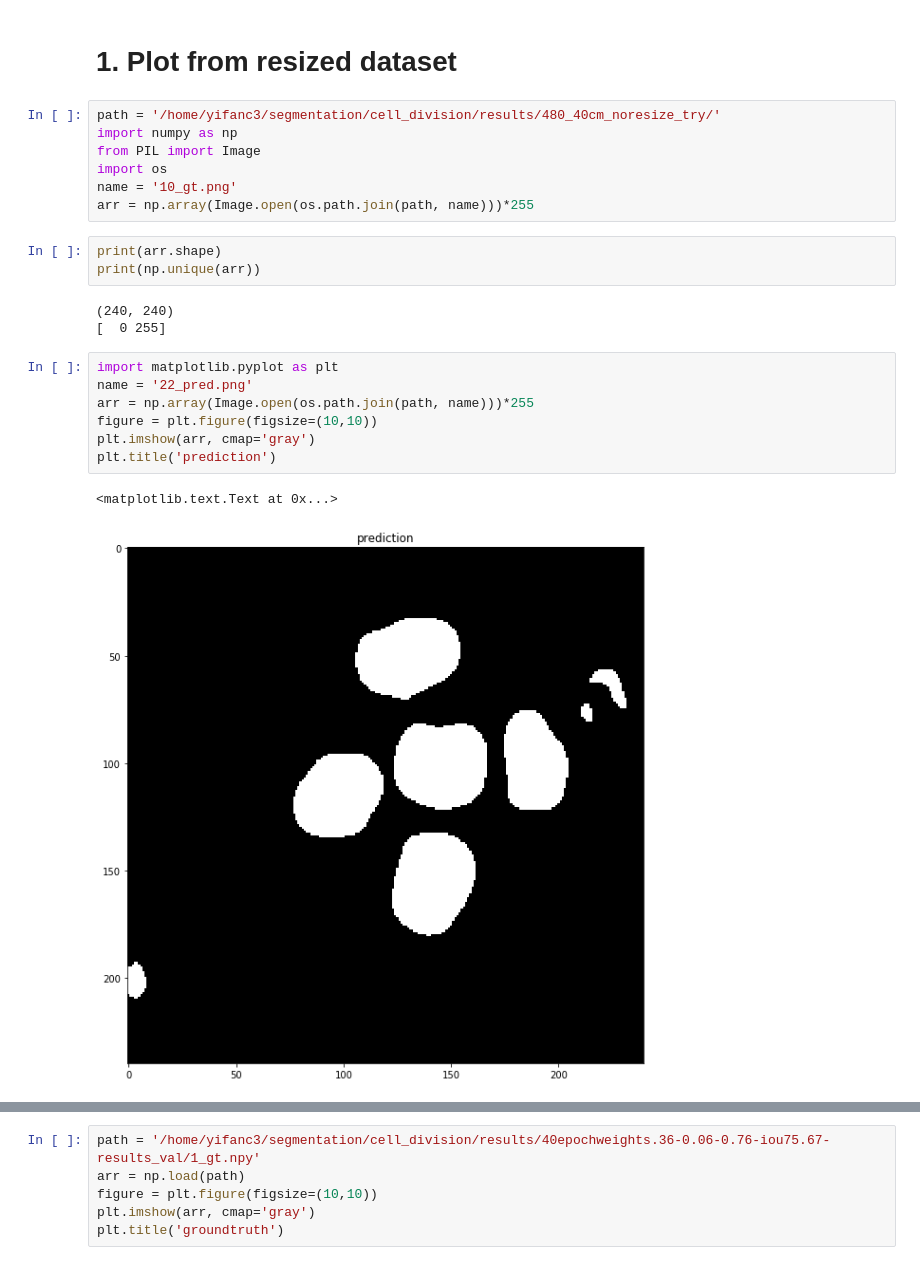
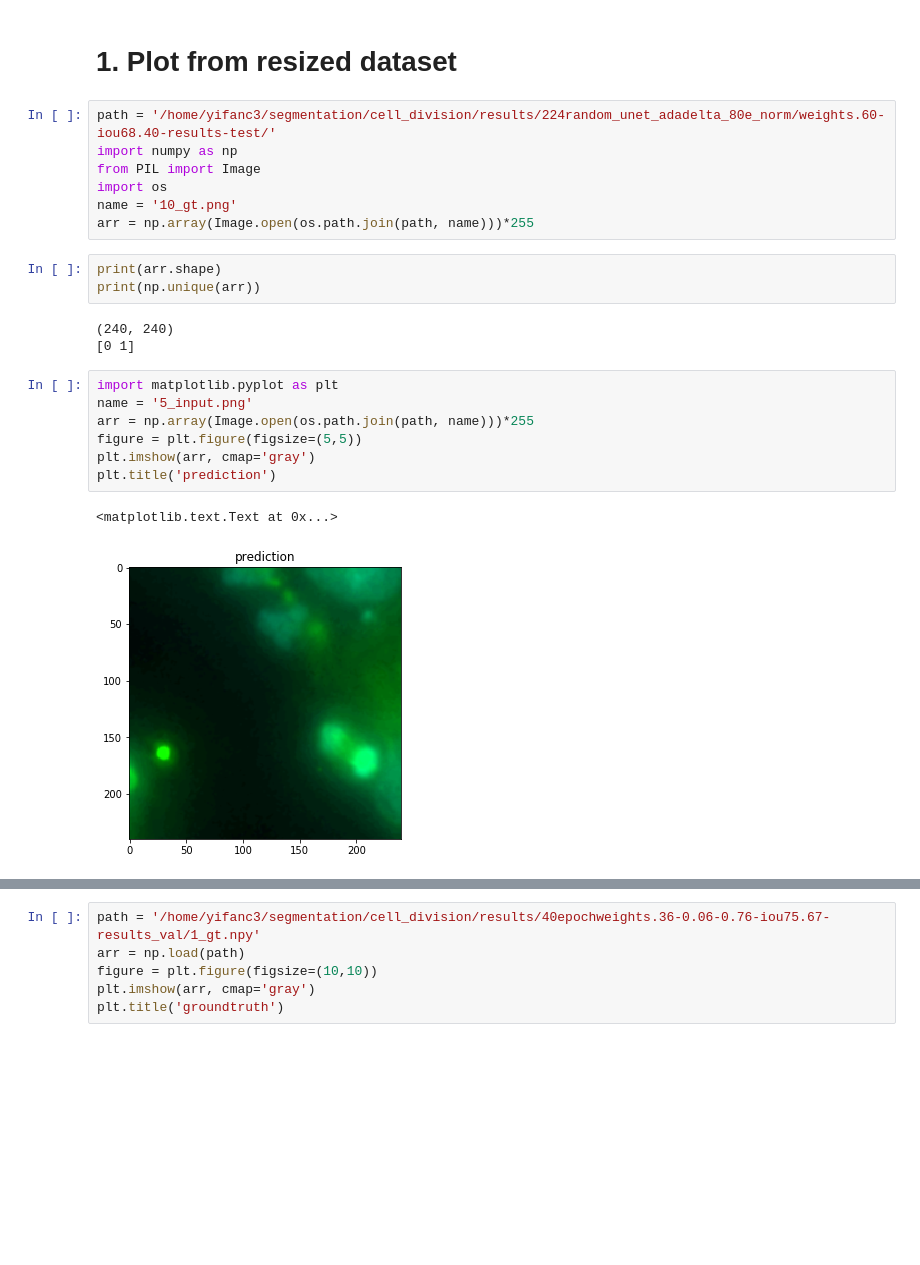
Before and after one commit to Chen-Yifan/cell_division, a Jupyter notebook: notebooks/vis_data.ipynb, the cells around one changed output, grey strips where cells are left out. Drawn from its saved outputs; the diff is of its cells as text; blank space fills up the shorter version.

Commit message:
random crop 224 with normalization

```diff
--- a/notebooks/vis_data.ipynb
+++ b/notebooks/vis_data.ipynb
@@ -1,7 +1,7 @@
 # %% [markdown]
 # 1. Plot from resized dataset
 # %%
-path = '/home/yifanc3/segmentation/cell_division/results/480_40cm_noresize_try/'
+path = '/home/yifanc3/segmentation/cell_division/results/224random_unet_adadelta_80e_norm/weights.60-iou68.40-results-test/'
 import numpy as np
 from PIL import Image
 import os
@@ -12,15 +12,15 @@ print(arr.shape)
 print(np.unique(arr))
 # %% [output]
 (240, 240)
-[  0 255]
+[0 1]
 # %%
 import matplotlib.pyplot as plt
-name = '22_pred.png'
+name = '5_input.png'
 arr = np.array(Image.open(os.path.join(path, name)))*255
-figure = plt.figure(figsize=(10,10))
+figure = plt.figure(figsize=(5,5))
 plt.imshow(arr, cmap='gray')
 plt.title('prediction')
 # %% [output]
 <matplotlib.text.Text at 0x...>
-[figure, old version]
+[figure, new version]
 # %%
```
Also changed, not shown: parts of 5 cells of this notebook, 7 other files.
